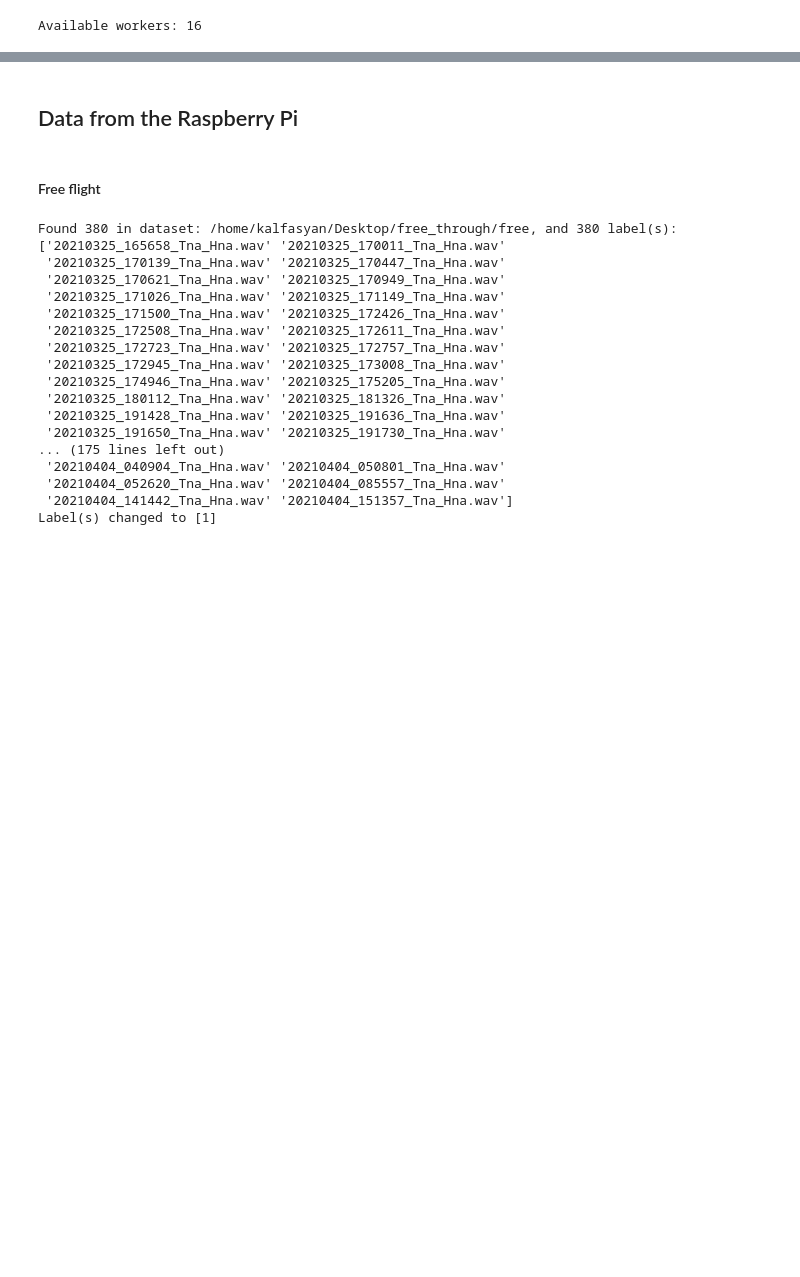
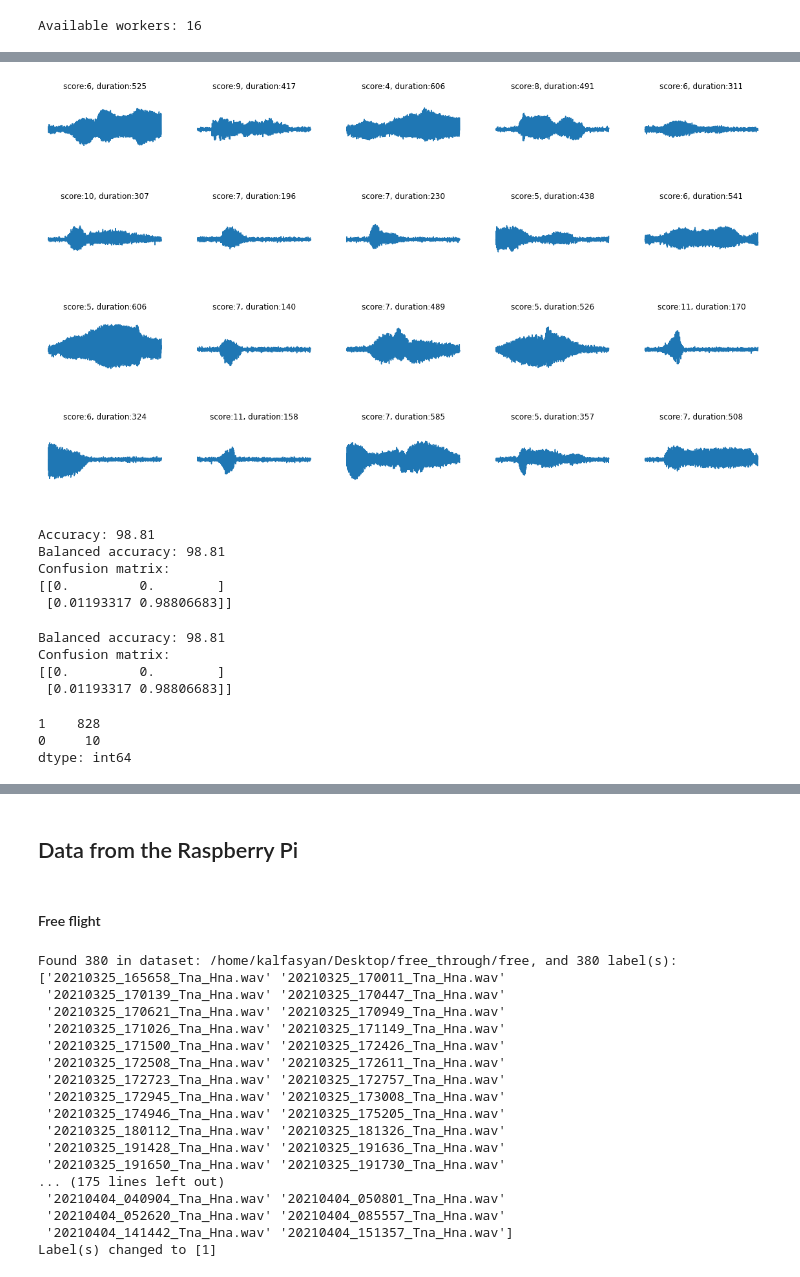
Before and after one commit to kalfasyan/wbai, a Jupyter notebook: Experiment-notebooks/004_DataProfiling.ipynb, the cells around one changed output, grey strips where cells are left out. Drawn from its saved outputs; the diff is of its cells as text; code cells hidden in the pictures; blank space fills up the shorter version.

Commit message:
updates 2021 Nov, new SD and Rpi data

```diff
--- a/Experiment-notebooks/004_DataProfiling.ipynb
+++ b/Experiment-notebooks/004_DataProfiling.ipynb
@@ -13,0 +16,2 @@ Available workers: 16
+# %%
+wbpf = WingbeatDatasetProfiler(dsname="/home/kalfasyan/Dropbox/kuleuven/wingbeats_20211129/wingbeats_correct_dates", custom_label=[1])
@@ -13,0 +25,57 @@ Available workers: 16
+# %%
+maxpeaks = 15
+minpeaks = 1
+maxscore = 12
+minscore = 3.5
+selection = f"peaks>{minpeaks} & peaks<{maxpeaks} & score>{minscore} & score<={maxscore}"
+wbpf.df = wbpf.df.query(selection)
+wbpf.plot_random_wbts()
+# %% [output]
+[figure, added]
+# %%
+from utils import *
+from datasets import *
+from models import *
+from transforms import *
+import torch.nn as nn
+import torch.optim as optim
+import torchaudio
+from torch.utils.data import Dataset, ConcatDataset
+from torch.utils.data.sampler import SubsetRandomSampler
+from torchvision import datasets, transforms
+torchaudio.set_audio_backend('soundfile')
+
+batch_size_val = 32
+
+test_df = wbpf.df
+X_test, y_test = test_df.iloc[:,0], test_df.iloc[:,1]
+transforms_list_test = [Bandpass(lowcut=140, highcut=1500)]
+test_dataset = DataFrameset(pd.concat([X_test, y_test], axis=1), transform=transforms.Compose(transforms_list_test))
+test_dataloader = DataLoader(test_dataset, batch_size=batch_size_val, shuffle=False, num_workers=4, pin_memory=True, worker_init_fn=worker_init_fn)
+
+optimizer = optim.Adam(model.parameters(), lr=0.001, eps=1e-3, amsgrad=True)
+model = DrosophilaNetRAW(outputs=2, dropout_p=.2)
+model, optimizer = load_checkpoint(f'{BASE_DATACREATEDDIR}/model_best_time_signals.pth.tar', model, optimizer)
+model = model.to('cuda', dtype=torch.float)
+y_true, y_pred = test_model(model,test_dataloader, test_dataset)
+# %% [output]
+Accuracy: 98.81
+Balanced accuracy: 98.81
+Confusion matrix:
+[[0.         0.        ]
+ [0.01193317 0.98806683]]
+# %%
+from sklearn.metrics import balanced_accuracy_score, confusion_matrix
+print(f"Balanced accuracy: {balanced_accuracy_score(y_pred=y_pred, y_true=y_true)*100.:.2f}")
+print(f"Confusion matrix: \n{confusion_matrix(y_pred=y_pred, y_true=y_true, normalize='true')}")
+# %% [output]
+Balanced accuracy: 98.81
+Confusion matrix:
+[[0.         0.        ]
+ [0.01193317 0.98806683]]
+# %%
+pd.Series(y_pred).value_counts()
+# %% [output]
+1    828
+0     10
+dtype: int64
```
Also changed, not shown: parts of 11 cells of this notebook, 11 other files.
